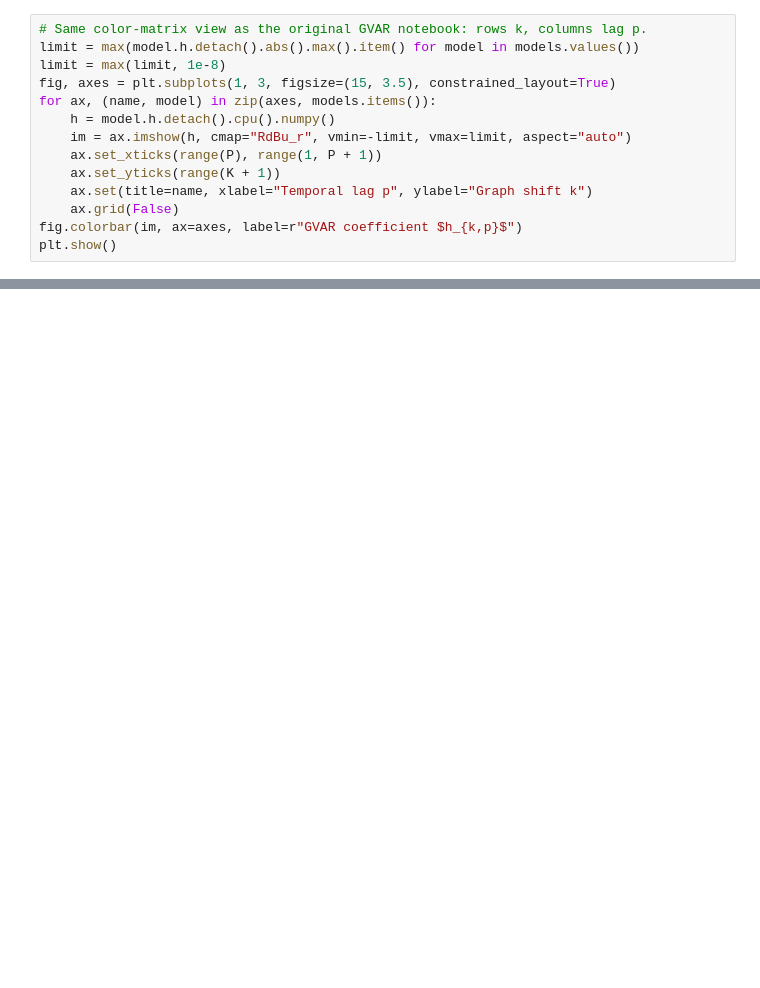
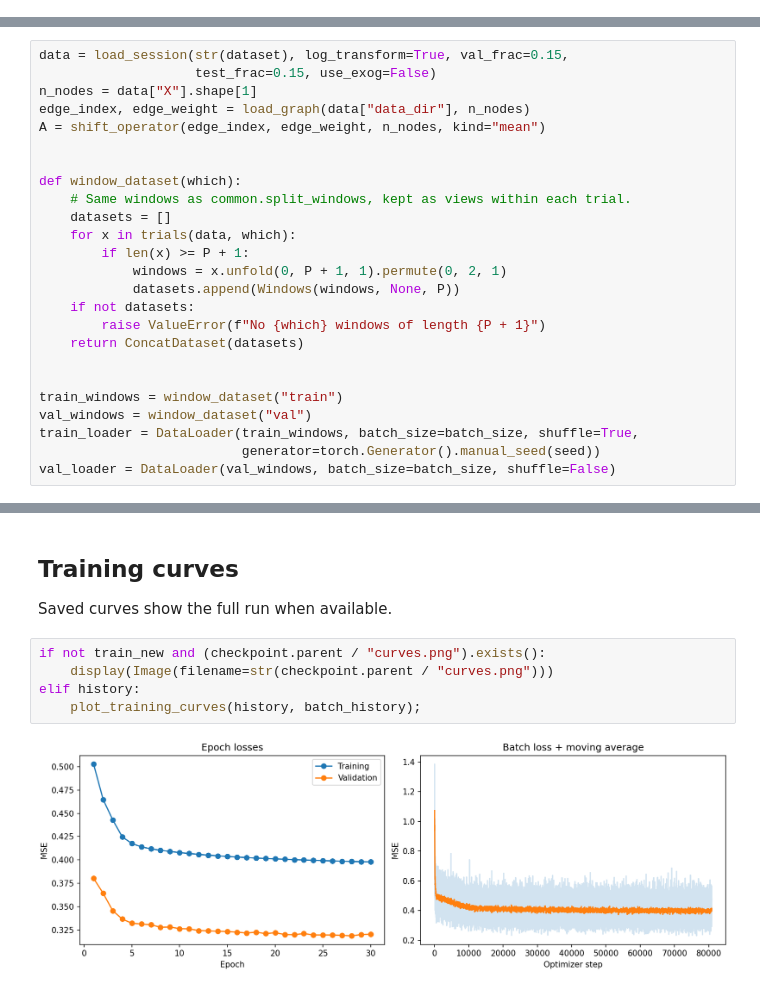
Before and after one commit to G00DCOD3R/Neural-Forecasting, a Jupyter notebook: models/GVAR/adaptive_gvar.ipynb, the cells around one changed output, grey strips where cells are left out. Saved outputs shown, nothing was run; the diff lists cells and outputs as text; blank space fills up the shorter version.

Commit message:
notebooks with experiments for adaptive gvar

```diff
--- a/models/GVAR/adaptive_gvar.ipynb
+++ b/models/GVAR/adaptive_gvar.ipynb
@@ -139,14 +26,0 @@ plt.show()
-# %%
-# Same color-matrix view as the original GVAR notebook: rows k, columns lag p.
-limit = max(model.h.detach().abs().max().item() for model in models.values())
-limit = max(limit, 1e-8)
-fig, axes = plt.subplots(1, 3, figsize=(15, 3.5), constrained_layout=True)
-for ax, (name, model) in zip(axes, models.items()):
-    h = model.h.detach().cpu().numpy()
-    im = ax.imshow(h, cmap="RdBu_r", vmin=-limit, vmax=limit, aspect="auto")
-    ax.set_xticks(range(P), range(1, P + 1))
-    ax.set_yticks(range(K + 1))
-    ax.set(title=name, xlabel="Temporal lag p", ylabel="Graph shift k")
-    ax.grid(False)
-fig.colorbar(im, ax=axes, label=r"GVAR coefficient $h_{k,p}$")
-plt.show()
@@ -258,0 +127,25 @@ plt.show()
+# %%
+data = load_session(str(dataset), log_transform=True, val_frac=0.15,
+                    test_frac=0.15, use_exog=False)
+n_nodes = data["X"].shape[1]
+edge_index, edge_weight = load_graph(data["data_dir"], n_nodes)
+A = shift_operator(edge_index, edge_weight, n_nodes, kind="mean")
+
+
+def window_dataset(which):
+    # Same windows as common.split_windows, kept as views within each trial.
+    datasets = []
+    for x in trials(data, which):
+        if len(x) >= P + 1:
+            windows = x.unfold(0, P + 1, 1).permute(0, 2, 1)
+            datasets.append(Windows(windows, None, P))
+    if not datasets:
+        raise ValueError(f"No {which} windows of length {P + 1}")
+    return ConcatDataset(datasets)
+
+
+train_windows = window_dataset("train")
+val_windows = window_dataset("val")
+train_loader = DataLoader(train_windows, batch_size=batch_size, shuffle=True,
+                          generator=torch.Generator().manual_seed(seed))
+val_loader = DataLoader(val_windows, batch_size=batch_size, shuffle=False)
@@ -258,0 +205,11 @@ plt.show()
+# %% [markdown]
+## Training curves
+
+Saved curves show the full run when available.
+# %%
+if not train_new and (checkpoint.parent / "curves.png").exists():
+    display(Image(filename=str(checkpoint.parent / "curves.png")))
+elif history:
+    plot_training_curves(history, batch_history);
+# %% [output]
+[figure, added]
```
Also changed, not shown: parts of 21 cells of this notebook, 1 other file.
